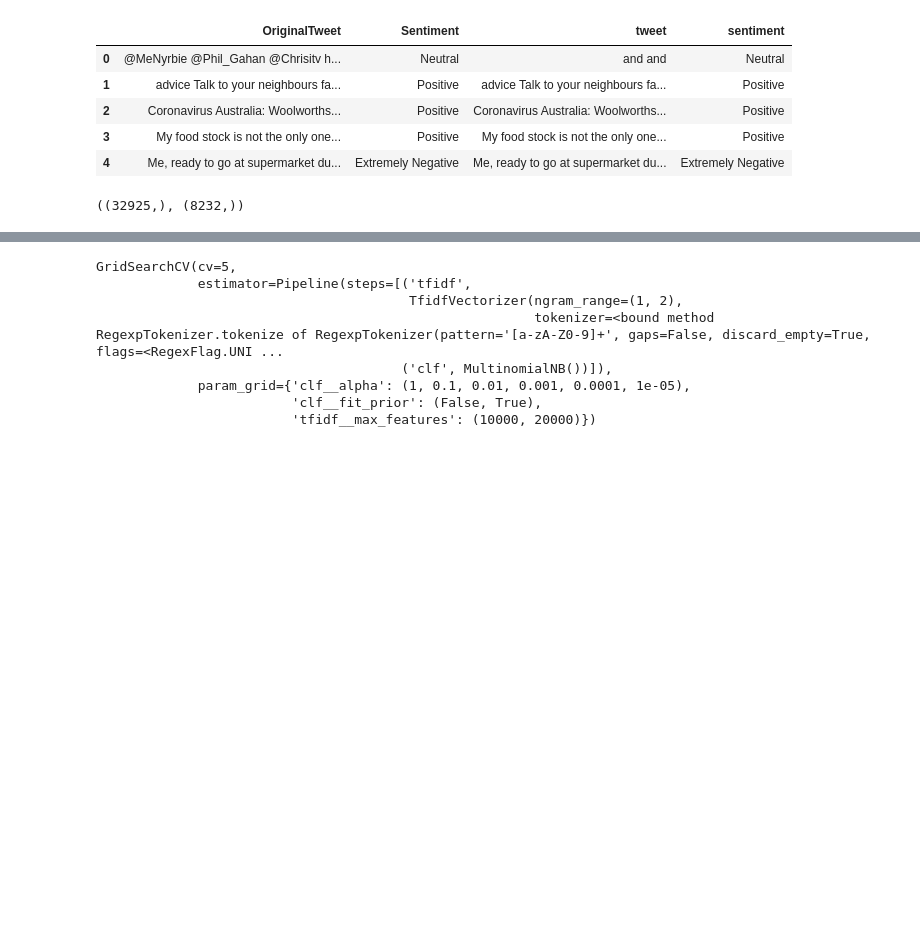
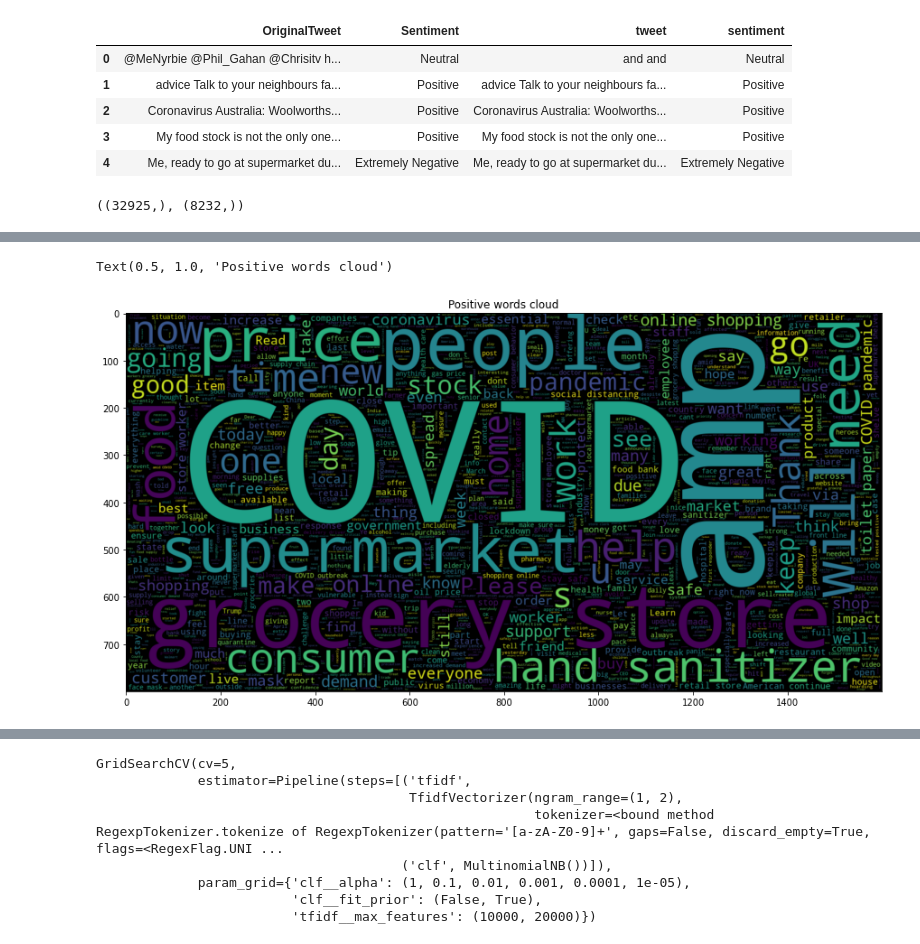
Before and after one commit to 3nws/twitter-text-classification, a Jupyter notebook: mnb_pipeline_grid.ipynb, the cells around one changed output, grey strips where cells are left out. Saved outputs shown, nothing was run; the diff lists cells and outputs as text; code cells hidden in the pictures; blank space fills up the shorter version.

```diff
--- a/mnb_pipeline_grid.ipynb
+++ b/mnb_pipeline_grid.ipynb
@@ -53,0 +62,11 @@ X_train.shape, X_test.shape
+# %%
+plt.figure(figsize = (15,15))
+options = ['Positive', 'Extremely Positive']
+cond = dataset['sentiment'].isin(options)
+result = dataset[cond].tweet.values
+wc = WordCloud(max_words = 2000 , width = 1600 , height = 800).generate(" ".join(result))
+plt.imshow(wc , interpolation = 'bilinear')
+plt.title('Positive words cloud')
+# %% [output]
+Text(0.5, 1.0, 'Positive words cloud')
+[figure, added]
```
Also changed, not shown: parts of 4 cells of this notebook, 6 other files.
